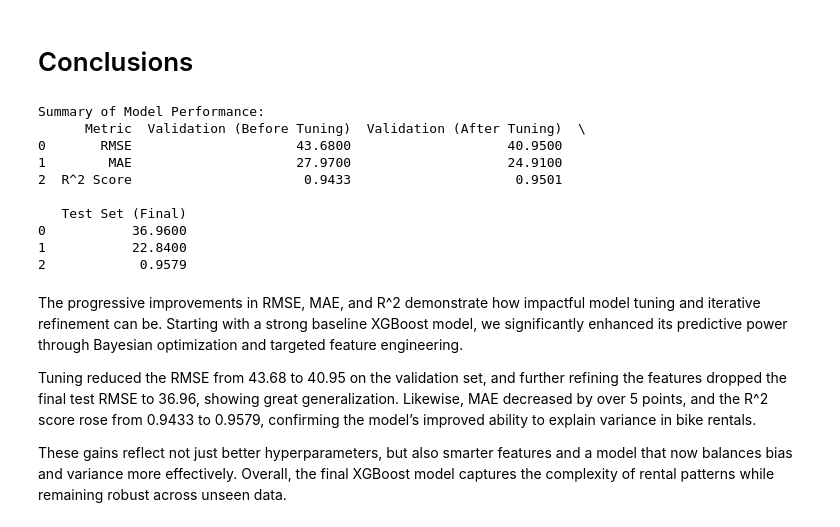
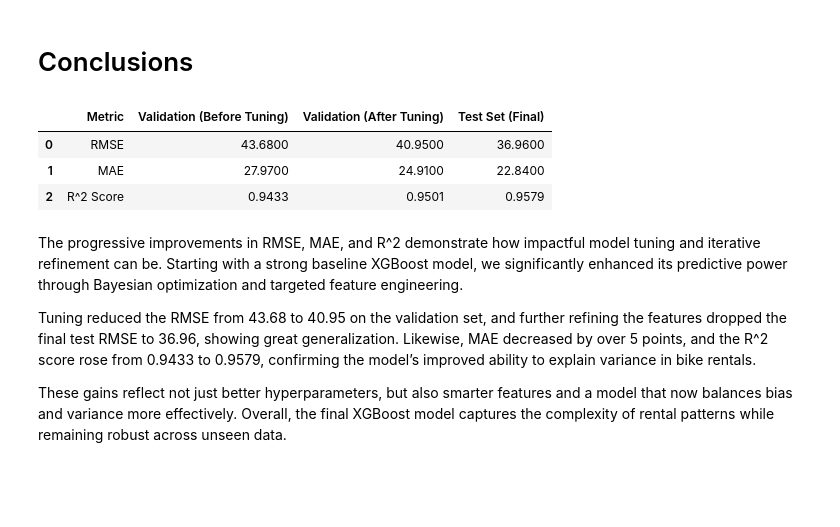
Before and after one commit to sofiagzzloz/ML-fundamentals-2025, a Jupyter notebook: assignmentII/assignment_2_sofia_gonzalez.ipynb, the cells around one changed output. Saved outputs shown, nothing was run; the diff lists cells and outputs as text; code cells hidden in the pictures; blank space fills up the shorter version.

```diff
--- a/assignmentII/assignment_2_sofia_gonzalez.ipynb
+++ b/assignmentII/assignment_2_sofia_gonzalez.ipynb
@@ -1256,29 +1256,23 @@ Residuals are evenly spread without a clear pattern, which is a good sign of hom
 # Conclusions
 # %%
 
-# Metrics (manually filled from previous outputs)
+import pandas as pd
+
+# Final model performance metrics
 summary_data = {
     "Metric": ["RMSE", "MAE", "R^2 Score"],
     "Validation (Before Tuning)": [43.68, 27.97, 0.9433],
     "Validation (After Tuning)": [40.95, 24.91, 0.9501],
     "Test Set (Final)": [36.96, 22.84, 0.9579]
 }
 
-summary_df = pd.DataFrame(summary_data)
-
-print("\nSummary of Model Performance:")
-print(summary_df)
+performance_summary = pd.DataFrame(summary_data)
+performance_summary
 # %% [output]
-Summary of Model Performance:
-      Metric  Validation (Before Tuning)  Validation (After Tuning)  \
-0       RMSE                     43.6800                    40.9500
-1        MAE                     27.9700                    24.9100
-2  R^2 Score                      0.9433                     0.9501
-
-   Test Set (Final)
-0           36.9600
-1           22.8400
-2            0.9579
+|  | Metric | Validation (Before Tuning) | Validation (After Tuning) | Test Set (Final) |
+| 0 | RMSE | 43.6800 | 40.9500 | 36.9600 |
+| 1 | MAE | 27.9700 | 24.9100 | 22.8400 |
+| 2 | R^2 Score | 0.9433 | 0.9501 | 0.9579 |
 # %% [markdown]
 The progressive improvements in RMSE, MAE, and R^2 demonstrate how impactful model tuning and iterative refinement can be. Starting with a strong baseline XGBoost model, we significantly enhanced its predictive power through Bayesian optimization and targeted feature engineering.
 
```
Also changed, not shown: parts of 1 cell of this notebook, 1 other file.
